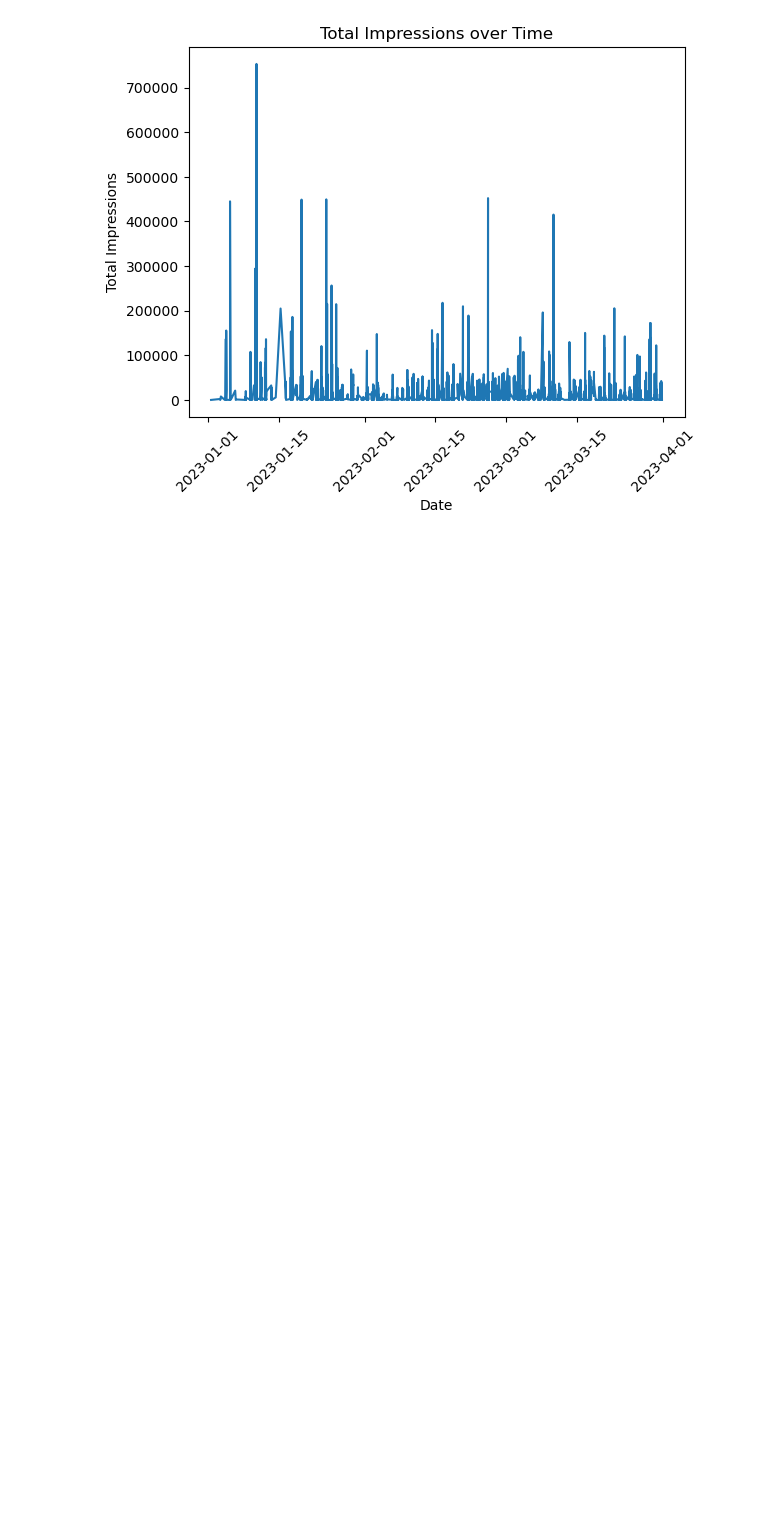
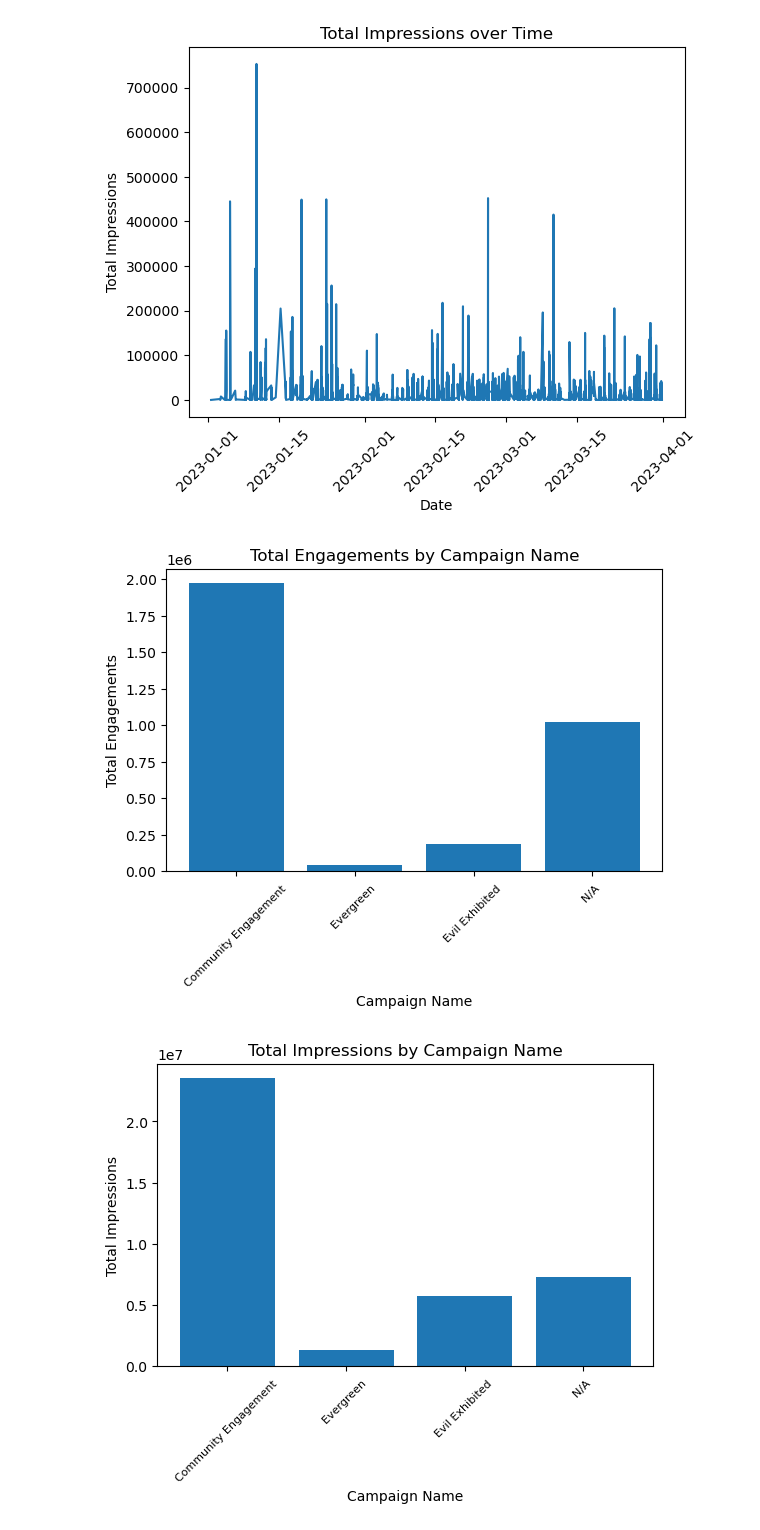
Before and after one commit to skaur42/da_assessment, a Jupyter notebook: da_assessment.ipynb, the cells around one changed output. Drawn from its saved outputs; the diff is of its cells as text; code cells hidden in the pictures; blank space fills up the shorter version.

```diff
--- a/da_assessment.ipynb
+++ b/da_assessment.ipynb
@@ -194,3 +194,38 @@ plt.xticks(rotation=45)
 plt.show()
 # %% [output]
 [figure]
+# %%
+# display total engagement for each campaign name
+
+grouped_data = data.groupby('Campaign Name')['Total Engagements'].sum().reset_index()
+
+plt.bar(grouped_data['Campaign Name'], grouped_data['Total Engagements'])
+plt.xlabel('Campaign Name')
+plt.ylabel('Total Engagements')
+plt.title('Total Engagements by Campaign Name')
+
+# adjust layout of graph
+plt.subplots_adjust(bottom = 0.25)
+plt.xticks(fontsize=8)
+plt.xticks(rotation=45)
+
+plt.show()
+
+# display total impressions for each campaign name
+
+grouped_data = data.groupby('Campaign Name')['Total Impressions'].sum().reset_index()
+
+plt.bar(grouped_data['Campaign Name'], grouped_data['Total Impressions'])
+plt.xlabel('Campaign Name')
+plt.ylabel('Total Impressions')
+plt.title('Total Impressions by Campaign Name')
+
+# adjust layout of graph
+plt.subplots_adjust(bottom = 0.25)
+plt.xticks(fontsize=8)
+plt.xticks(rotation=45)
+
+plt.show()
+# %% [output]
+[figure, added]
+[figure, added]
```
Also changed, not shown: parts of 3 cells of this notebook.
